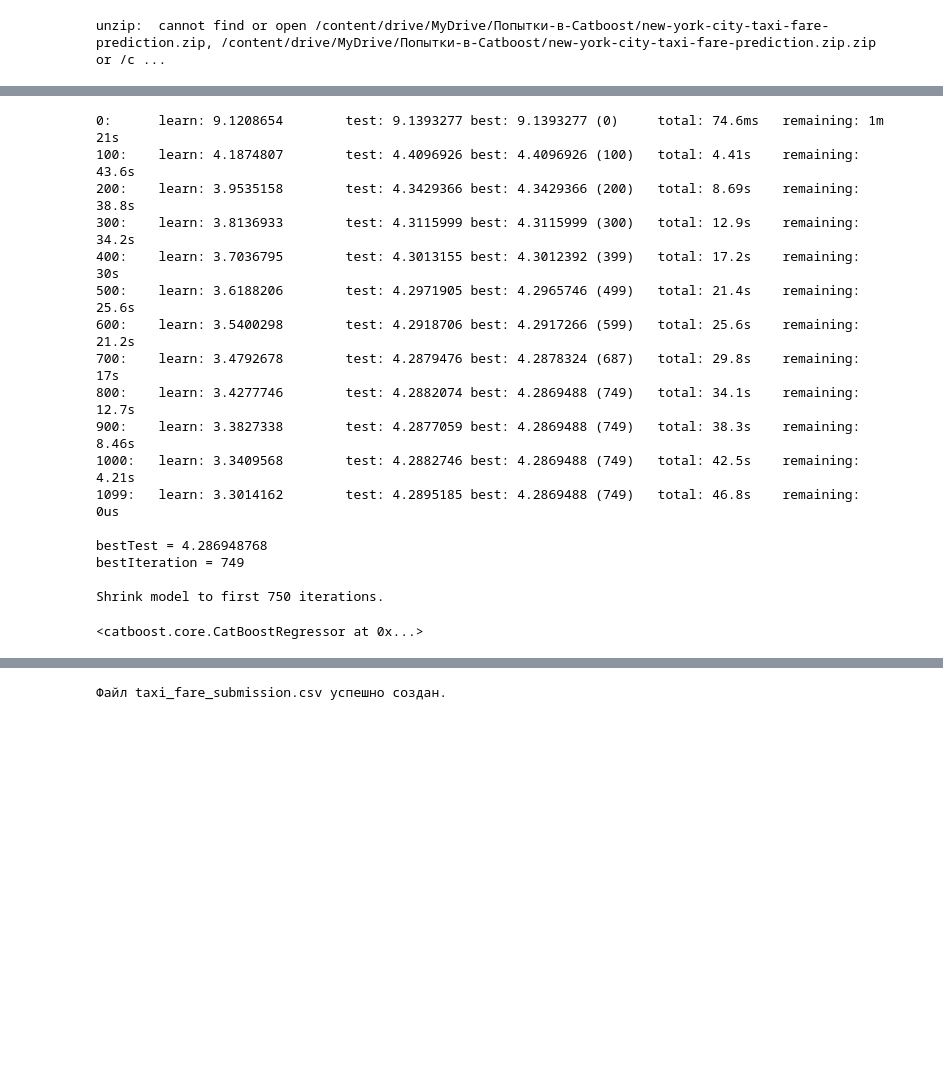
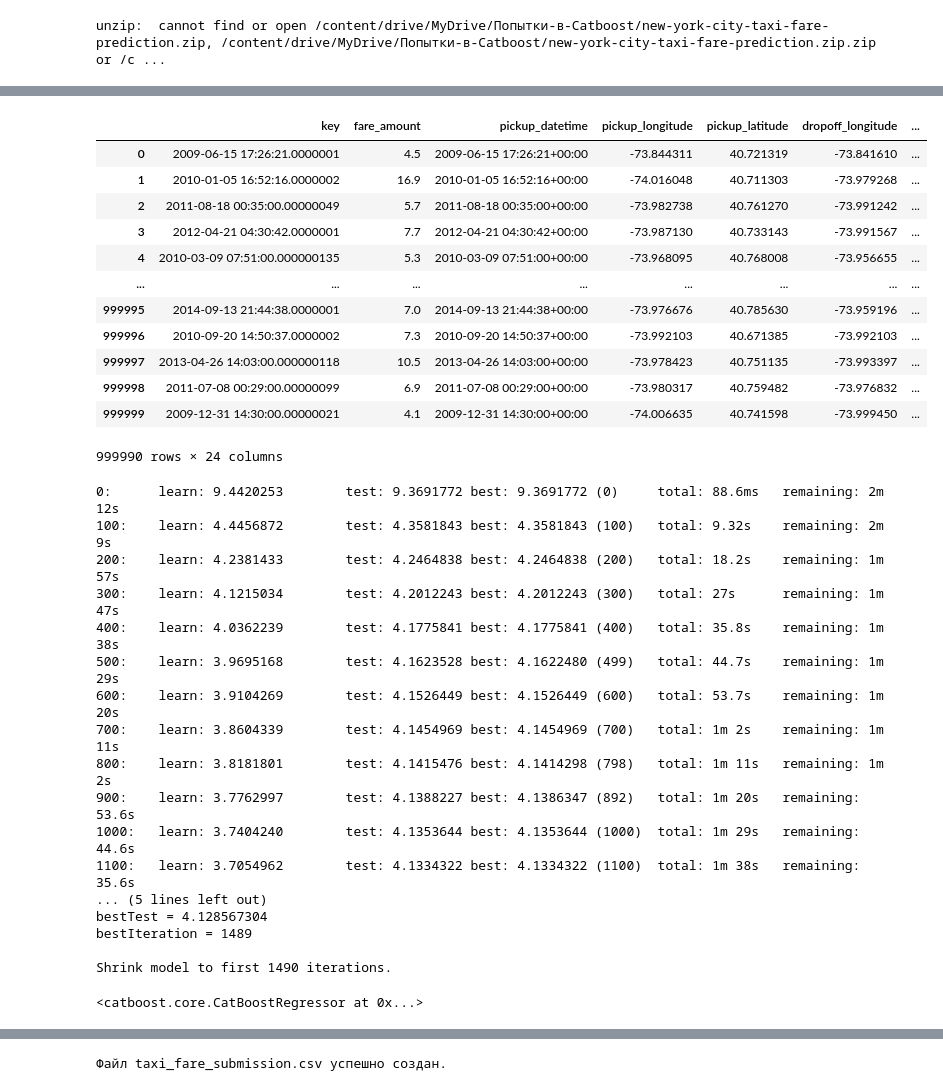
Before and after one commit to dark516/ai_taxi, a Jupyter notebook: ВСОШ_1.ipynb, the cells around one changed output, grey strips where cells are left out. Saved outputs shown, nothing was run; the diff lists cells and outputs as text; code cells hidden in the pictures; blank space fills up the shorter version.

```diff
--- a/ВСОШ_1.ipynb
+++ b/ВСОШ_1.ipynb
@@ -46,7 +46,7 @@ def haversine_distance(lat1, lon1, lat2, lon2):
     return R * (2 * np.arctan2(np.sqrt(a), np.sqrt(1 - a)))
 # %%
 # Загрузка данных
-data = pd.read_csv('/home/dark516/Desktop/vsosii_kolya/AI_code_vseross_AI/new-york-city-taxi-fare-prediction/train.csv', nrows=1000000)
+data = pd.read_csv('new-york-city-taxi-fare-prediction/train.csv', nrows=1000000)
 data = data.dropna() # Убираем пустые значения
 # %%
 # Преобразование даты и времени
@@ -65,0 +78,4 @@ data['distance'] = haversine_distance(data['pickup_latitude'], data['pickup_long
+# %%
+#Загрузка данных ключевых точек
+key_points = pd.read_csv('interes_points.csv')
+key_points
@@ -66,3 +94,33 @@ data['distance'] = haversine_distance(data['pickup_latitude'], data['pickup_long
+# %%
+# Создание признака раccтояния до ключевых точек
+def dist_to_key_points(lat1, lon1, lat2, lon2):
+    ans = []
+    for i in range(len(key_points)):
+        first_dist = haversine_distance(lat1, lon1, key_points['latitude'][i], key_points['longitude'][i])
+        second_dist = haversine_distance(lat2, lon2, key_points['latitude'][i], key_points['longitude'][i])
+        ans.append(min(first_dist, second_dist))
+    return ans
+
+
+for i in range(len(key_points)):
+    data[str(i)] = dist_to_key_points(data['pickup_latitude'][i], data['pickup_longitude'][i],
+                                      data['dropoff_latitude'][i], data['dropoff_longitude'][i])[i]
+# %%
+data
+# %% [output]
+|  | key | fare_amount | pickup_datetime | pickup_longitude | pickup_latitude | dropoff_longitude | ... |
+| 0 | 2009-06-15 17:26:21.0000001 | 4.5 | 2009-06-15 17:26:21+00:00 | -73.844311 | 40.721319 | -73.841610 | ... |
+| 1 | 2010-01-05 16:52:16.0000002 | 16.9 | 2010-01-05 16:52:16+00:00 | -74.016048 | 40.711303 | -73.979268 | ... |
+| 2 | 2011-08-18 00:35:00.00000049 | 5.7 | 2011-08-18 00:35:00+00:00 | -73.982738 | 40.761270 | -73.991242 | ... |
+| 3 | 2012-04-21 04:30:42.0000001 | 7.7 | 2012-04-21 04:30:42+00:00 | -73.987130 | 40.733143 | -73.991567 | ... |
+| 4 | 2010-03-09 07:51:00.000000135 | 5.3 | 2010-03-09 07:51:00+00:00 | -73.968095 | 40.768008 | -73.956655 | ... |
+| ... | ... | ... | ... | ... | ... | ... | ... |
+| 999995 | 2014-09-13 21:44:38.0000001 | 7.0 | 2014-09-13 21:44:38+00:00 | -73.976676 | 40.785630 | -73.959196 | ... |
+| 999996 | 2010-09-20 14:50:37.0000002 | 7.3 | 2010-09-20 14:50:37+00:00 | -73.992103 | 40.671385 | -73.992103 | ... |
+| 999997 | 2013-04-26 14:03:00.000000118 | 10.5 | 2013-04-26 14:03:00+00:00 | -73.978423 | 40.751135 | -73.993397 | ... |
+| 999998 | 2011-07-08 00:29:00.00000099 | 6.9 | 2011-07-08 00:29:00+00:00 | -73.980317 | 40.759482 | -73.976832 | ... |
+| 999999 | 2009-12-31 14:30:00.00000021 | 4.1 | 2009-12-31 14:30:00+00:00 | -74.006635 | 40.741598 | -73.999450 | ... |
+999990 rows × 24 columns
 # %%
 features = ['pickup_longitude', 'pickup_latitude', 'dropoff_longitude', 'dropoff_latitude',
             'passenger_count', 'year', 'month', 'day', 'day_of_week', 'hour', 'distance']
@@ -75,26 +132,26 @@ y = data[target]
 X_train, X_val, y_train, y_val = train_test_split(X, y, test_size=0.2, random_state=42)
 # %%
 # Создание и обучение модели
-model = CatBoostRegressor(iterations=1100, learning_rate=0.1, depth=10, loss_function='RMSE', verbose=100)
+model = CatBoostRegressor(iterations=1500, learning_rate=0.06, depth=8, l2_leaf_reg = 5, loss_function='RMSE', verbose=100, random_seed=52)
 model.fit(X_train, y_train, eval_set=(X_val, y_val), verbose=100)
 # %% [output]
-0:      learn: 9.1208654        test: 9.1393277 best: 9.1393277 (0)     total: 74.6ms   remaining: 1m 21s
-100:    learn: 4.1874807        test: 4.4096926 best: 4.4096926 (100)   total: 4.41s    remaining: 43.6s
-200:    learn: 3.9535158        test: 4.3429366 best: 4.3429366 (200)   total: 8.69s    remaining: 38.8s
-300:    learn: 3.8136933        test: 4.3115999 best: 4.3115999 (300)   total: 12.9s    remaining: 34.2s
-400:    learn: 3.7036795        test: 4.3013155 best: 4.3012392 (399)   total: 17.2s    remaining: 30s
-500:    learn: 3.6188206        test: 4.2971905 best: 4.2965746 (499)   total: 21.4s    remaining: 25.6s
-600:    learn: 3.5400298        test: 4.2918706 best: 4.2917266 (599)   total: 25.6s    remaining: 21.2s
-700:    learn: 3.4792678        test: 4.2879476 best: 4.2878324 (687)   total: 29.8s    remaining: 17s
-800:    learn: 3.4277746        test: 4.2882074 best: 4.2869488 (749)   total: 34.1s    remaining: 12.7s
-900:    learn: 3.3827338        test: 4.2877059 best: 4.2869488 (749)   total: 38.3s    remaining: 8.46s
-1000:   learn: 3.3409568        test: 4.2882746 best: 4.2869488 (749)   total: 42.5s    remaining: 4.21s
-1099:   learn: 3.3014162        test: 4.2895185 best: 4.2869488 (749)   total: 46.8s    remaining: 0us
+0:      learn: 9.4420253        test: 9.3691772 best: 9.3691772 (0)     total: 88.6ms   remaining: 2m 12s
+100:    learn: 4.4456872        test: 4.3581843 best: 4.3581843 (100)   total: 9.32s    remaining: 2m 9s
+200:    learn: 4.2381433        test: 4.2464838 best: 4.2464838 (200)   total: 18.2s    remaining: 1m 57s
+300:    learn: 4.1215034        test: 4.2012243 best: 4.2012243 (300)   total: 27s      remaining: 1m 47s
+400:    learn: 4.0362239        test: 4.1775841 best: 4.1775841 (400)   total: 35.8s    remaining: 1m 38s
+500:    learn: 3.9695168        test: 4.1623528 best: 4.1622480 (499)   total: 44.7s    remaining: 1m 29s
+600:    learn: 3.9104269        test: 4.1526449 best: 4.1526449 (600)   total: 53.7s    remaining: 1m 20s
+700:    learn: 3.8604339        test: 4.1454969 best: 4.1454969 (700)   total: 1m 2s    remaining: 1m 11s
+800:    learn: 3.8181801        test: 4.1415476 best: 4.1414298 (798)   total: 1m 11s   remaining: 1m 2s
+900:    learn: 3.7762997        test: 4.1388227 best: 4.1386347 (892)   total: 1m 20s   remaining: 53.6s
+1000:   learn: 3.7404240        test: 4.1353644 best: 4.1353644 (1000)  total: 1m 29s   remaining: 44.6s
+1100:   learn: 3.7054962        test: 4.1334322 best: 4.1334322 (1100)  total: 1m 38s   remaining: 35.6s
+... (5 lines left out)
+bestTest = 4.128567304
+bestIteration = 1489
 
-bestTest = 4.286948768
-bestIteration = 749
-
-Shrink model to first 750 iterations.
+Shrink model to first 1490 iterations.
 <catboost.core.CatBoostRegressor at 0x...>
 # %%
 # Оценка модели
```
Also changed, not shown: parts of 5 cells of this notebook, 2 other files.
